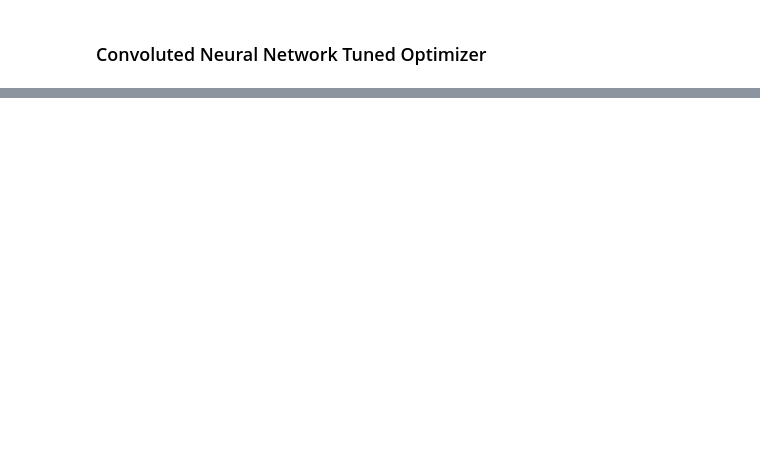
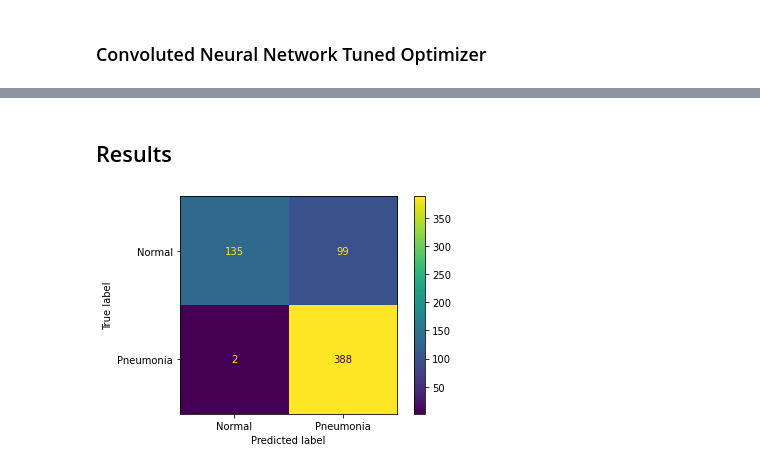
Before and after one commit to claragiurgiu/Pneumonia-Image-Classification, a Jupyter notebook: Final_Notebook.ipynb, the cells around one changed output, grey strips where cells are left out. Saved outputs shown, nothing was run; the diff lists cells and outputs as text; code cells hidden in the pictures; blank space fills up the shorter version.

```diff
--- a/Final_Notebook.ipynb
+++ b/Final_Notebook.ipynb
@@ -674,0 +691,3 @@ final_loss, final_acc, final_rec = cnn_model4.evaluate(test_set)
+# %%
+y_pred = (cnn_model4.predict(test_set) > 0.5).astype("int32")
+y_pred
@@ -675,3 +712,14 @@ final_loss, final_acc, final_rec = cnn_model4.evaluate(test_set)
+# %% [markdown]
+## Results
+# %%
+matrix = confusion_matrix(test_set.classes, y_pred)
+disp = ConfusionMatrixDisplay(confusion_matrix=matrix,
+                             display_labels=['Normal', 'Pneumonia'])
+disp.plot()
+
+plt.show()
+# %% [output]
+[figure, added]
 # %%
 acc = [dummy_acc, final_acc]
 rec = [dummy_rec, final_rec]
```
Also changed, not shown: parts of 32 cells of this notebook.
